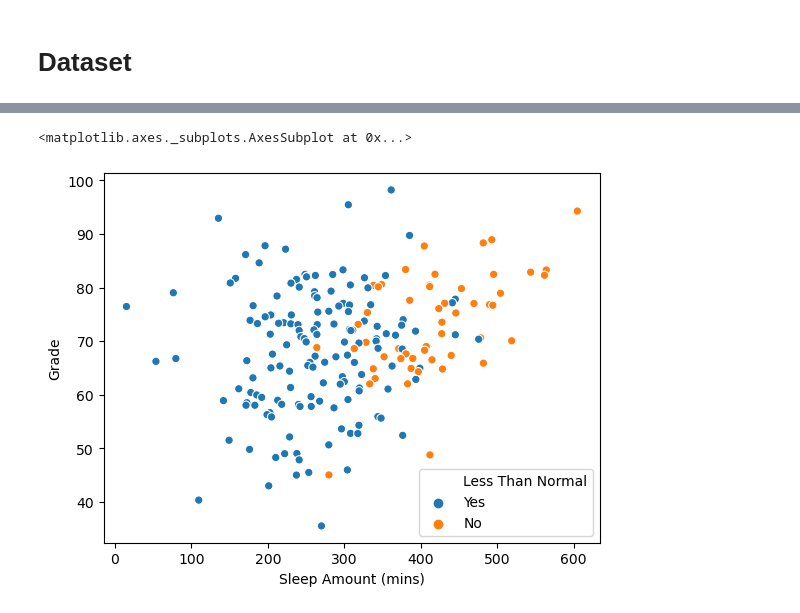
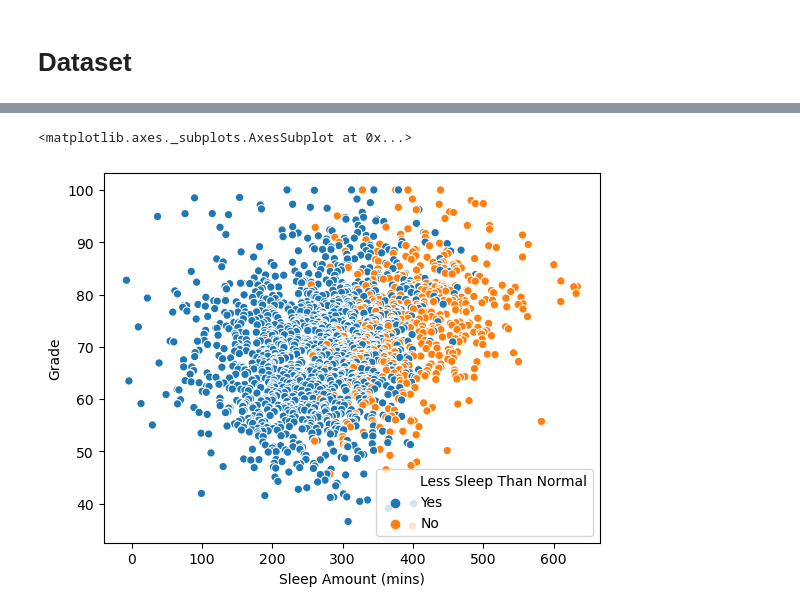
Before and after one commit to ocoleman/ProgDA-project2020, a Jupyter notebook: project.ipynb, the cells around one changed output, grey strips where cells are left out. Drawn from its saved outputs; the diff is of its cells as text; code cells hidden in the pictures.

```diff
--- a/project.ipynb
+++ b/project.ipynb
@@ -8,14 +8,14 @@ import seaborn as sns
 plt.style.use('default')
 pd.set_option('display.max_rows', 500)
 # %%
-sleep1 = sleep1 = np.random.normal(334,110,50)
-sleep2 = np.random.normal(302,99,50)
-sleep3 = np.random.normal(290,88,50)
-sleep4 = np.random.normal(254,78,50)
+sleep1 = np.random.normal(334,110,500)
+sleep2 = np.random.normal(302,99,500)
+sleep3 = np.random.normal(290,88,500)
+sleep4 = np.random.normal(254,78,500)
 sleepTotal = np.concatenate((sleep1, sleep2, sleep3, sleep4), axis=None)
 
 df = pd.DataFrame(sleepTotal, columns=["Sleep Amount (mins)"])
-grades = np.random.normal(70.68,11.01,200)
+grades = np.random.normal(70.68,11.01,2000)
 grades[::-1].sort()
 df["Grade"] = grades
 # %%
@@ -49,5 +61,5 @@ adjGrades[::-1].sort()
 # %%
-sns.scatterplot(data=df, x="Sleep Amount (mins)", y="Grade", hue="Less Than Normal")
+sns.scatterplot(data=df, x="Sleep Amount (mins)", y="Grade", hue="Less Sleep Than Normal")
 # %% [output]
 <matplotlib.axes._subplots.AxesSubplot at 0x...>
-[figure, old version]
+[figure, new version]
```
Also changed, not shown: parts of 2 cells of this notebook.
